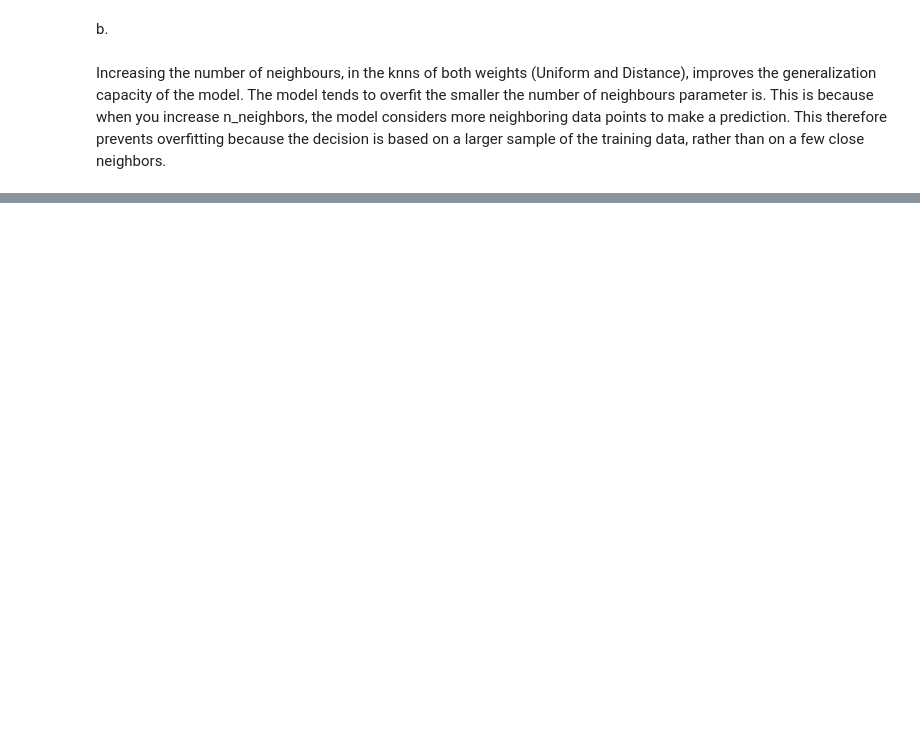
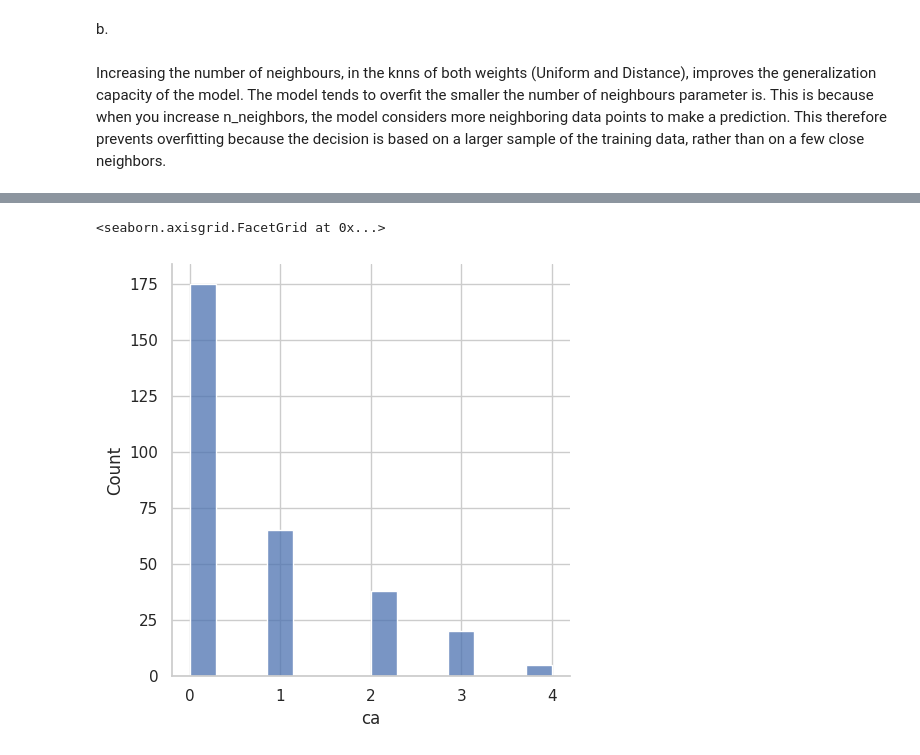
Before and after one commit to SrGesus/Apre-HW2, a Jupyter notebook: ex2/ex2.ipynb, the cells around one changed output, grey strips where cells are left out. Saved outputs shown, nothing was run; the diff lists cells and outputs as text; code cells hidden in the pictures; blank space fills up the shorter version.

```diff
--- a/ex2/ex2.ipynb
+++ b/ex2/ex2.ipynb
@@ -182,0 +218,5 @@ Increasing the number of neighbours, in the knns of both weights (Uniform and Di
+# %%
+sns.displot(heart_disease, x="ca")
+# %% [output]
+<seaborn.axisgrid.FacetGrid at 0x...>
+[figure, added]
```
Also changed, not shown: parts of 13 cells of this notebook, 10 other files.
